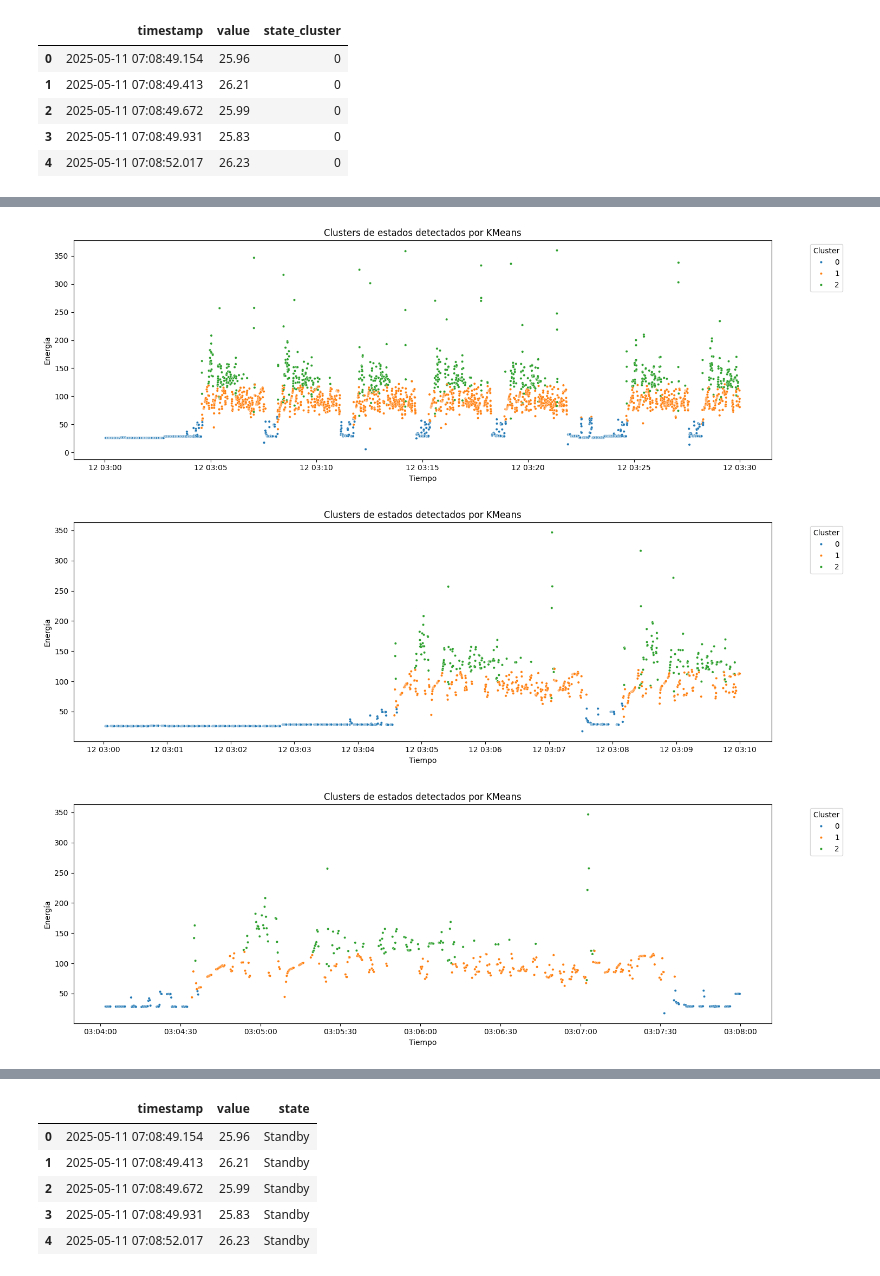
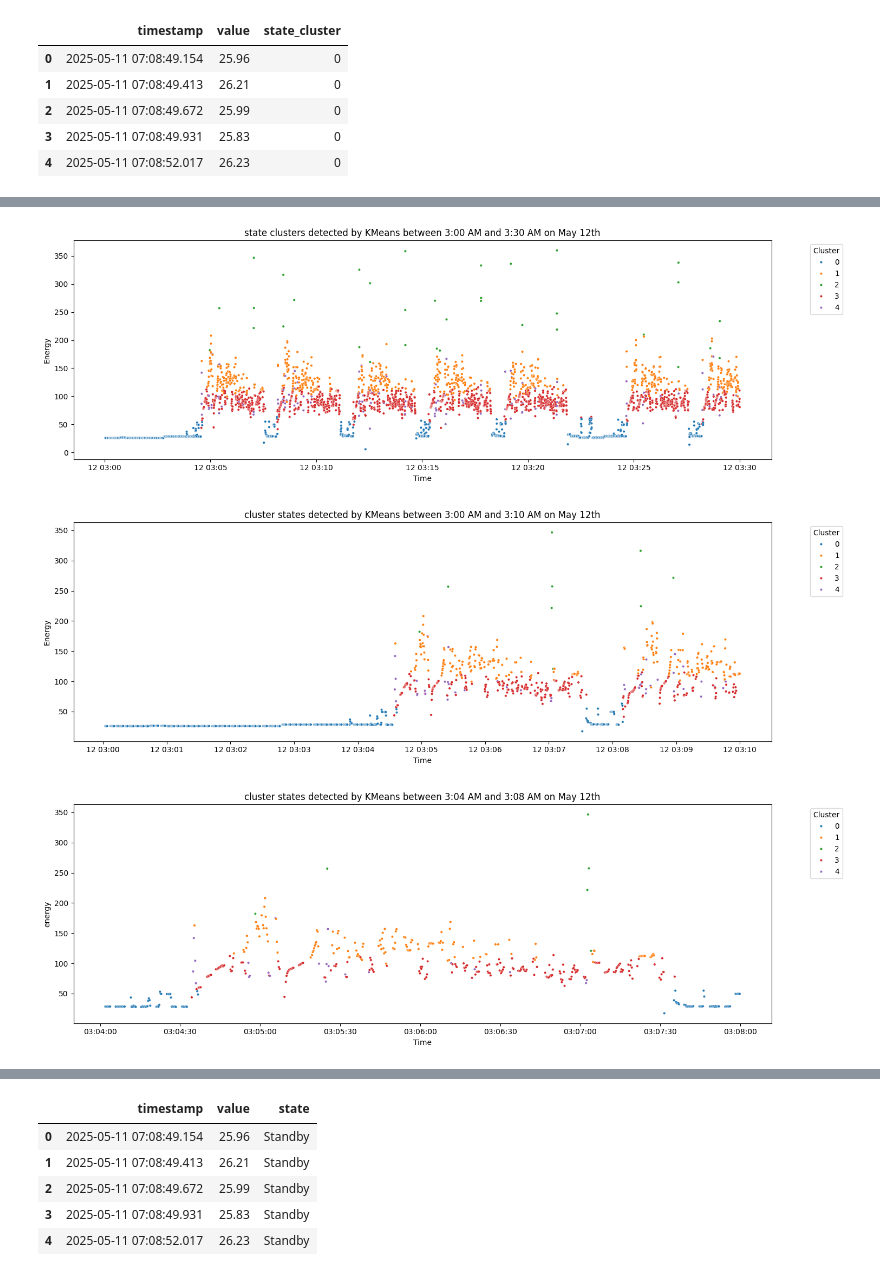
Before and after one commit to felipe97rg/energy_ml_project, a Jupyter notebook: energy_ml_project/notebooks/demo_workflow.ipynb, the cells around one changed output, grey strips where cells are left out. Drawn from its saved outputs; the diff is of its cells as text; code cells hidden in the pictures.

```diff
--- a/energy_ml_project/notebooks/demo_workflow.ipynb
+++ b/energy_ml_project/notebooks/demo_workflow.ipynb
@@ -144,10 +170,3 @@ plt.grid(True)
 plt.show()
 # %% [output]
 [figure]
-# %%
-df_resampled = df_clean.set_index("timestamp").resample("1T").mean()  # cada minuto
-df_resampled.plot(figsize=(15, 4), legend=False)
-plt.title("Promedio de energía por minuto")
-plt.ylabel("Energía")
-plt.grid(True)
-plt.show()
@@ -208,7 +230,7 @@ plt.show()
 # %%
 from energy_ml.Functions import StateDetector
 
-detector = StateDetector(df_clean, n_states=3)
+detector = StateDetector(df_clean, n_states=5)
 df_clustered = detector.classify_states()
 df_clustered.head()
 # %% [output]
@@ -249,19 +270,19 @@ plt.show()
 # %%
 start = pd.Timestamp("2025-05-12 03:00:00")
 end = pd.Timestamp("2025-05-12 03:30:00")
 df_3a4_Clustered = df_clustered[(df_clustered["timestamp"] >= start) & (df_clustered["timestamp"] < end)]
 
 
 plt.figure(figsize=(15, 5))
 sns.scatterplot(data=df_3a4_Clustered, x="timestamp", y="value", hue="state_cluster", palette="tab10", s=10)
-plt.title("Clusters de estados detectados por KMeans")
-plt.xlabel("Tiempo")
-plt.ylabel("Energía")
+plt.title("state clusters detected by KMeans between 3:00 AM and 3:30 AM on May 12th")
+plt.xlabel("Time")
+plt.ylabel("Energy")
 plt.legend(title="Cluster", bbox_to_anchor=(1.05, 1), loc='upper left')
 plt.tight_layout()
 plt.show()
 # %% [output]
-[figure, old version]
+[figure, new version]
 # %%
 start = pd.Timestamp("2025-05-12 03:00:00")
 end = pd.Timestamp("2025-05-12 03:10:00")
@@ -270,14 +291,14 @@ df_3a4_Clustered = df_clustered[(df_clustered["timestamp"] >= start) & (df_clust
 
 plt.figure(figsize=(15, 5))
 sns.scatterplot(data=df_3a4_Clustered, x="timestamp", y="value", hue="state_cluster", palette="tab10", s=10)
-plt.title("Clusters de estados detectados por KMeans")
-plt.xlabel("Tiempo")
-plt.ylabel("Energía")
+plt.title("cluster states detected by KMeans between 3:00 AM and 3:10 AM on May 12th")
+plt.xlabel("Time")
+plt.ylabel("Energy")
 plt.legend(title="Cluster", bbox_to_anchor=(1.05, 1), loc='upper left')
 plt.tight_layout()
 plt.show()
 # %% [output]
-[figure, old version]
+[figure, new version]
 # %%
 start = pd.Timestamp("2025-05-12 03:04:00")
 end = pd.Timestamp("2025-05-12 03:08:00")
@@ -286,11 +307,11 @@ df_3a4_Clustered = df_clustered[(df_clustered["timestamp"] >= start) & (df_clust
 
 plt.figure(figsize=(15, 5))
 sns.scatterplot(data=df_3a4_Clustered, x="timestamp", y="value", hue="state_cluster", palette="tab10", s=10)
-plt.title("Clusters de estados detectados por KMeans")
-plt.xlabel("Tiempo")
-plt.ylabel("Energía")
+plt.title("cluster states detected by KMeans between 3:04 AM and 3:08 AM on May 12th")
+plt.xlabel("Time")
+plt.ylabel("energy")
 plt.legend(title="Cluster", bbox_to_anchor=(1.05, 1), loc='upper left')
 plt.tight_layout()
 plt.show()
 # %% [output]
-[figure, old version]
+[figure, new version]
```
Also changed, not shown: parts of 33 cells of this notebook.
